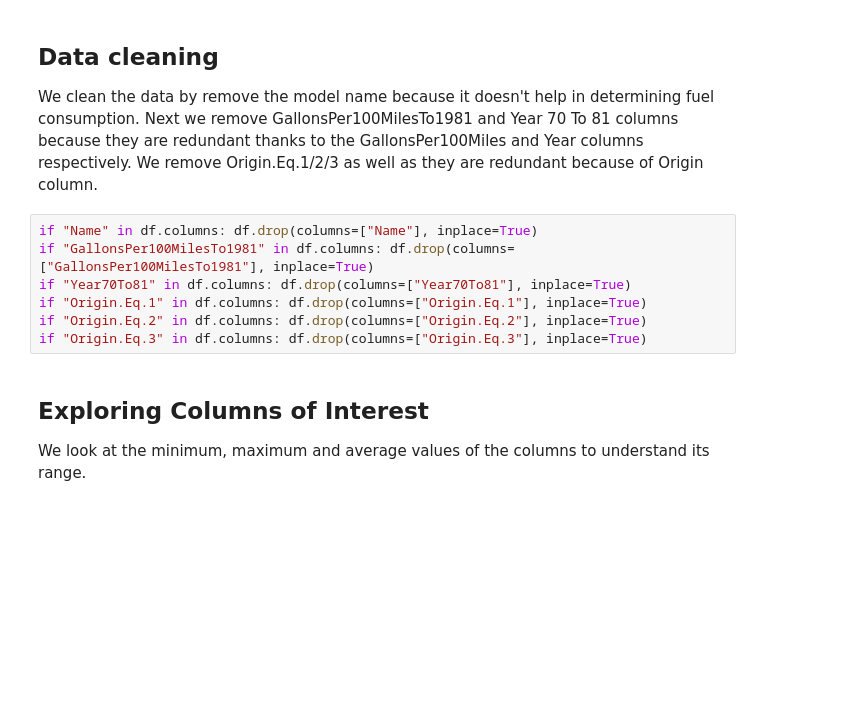
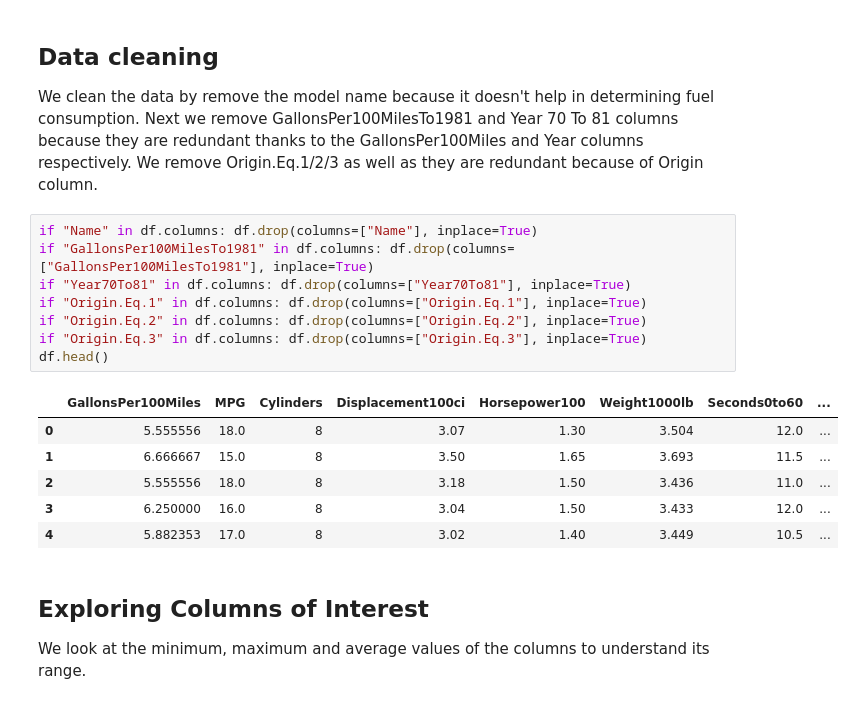
Before and after one commit to artjom2281337/predictive-1, a Jupyter notebook: 02_EDA_Linear_Regression_Notebook.ipynb, the cells around one changed output. Drawn from its saved outputs; the diff is of its cells as text; blank space fills up the shorter version.

```diff
--- a/02_EDA_Linear_Regression_Notebook.ipynb
+++ b/02_EDA_Linear_Regression_Notebook.ipynb
@@ -67,10 +67,18 @@ We clean the data by remove the model name because it doesn't help in determinin
 # %%
 if "Name" in df.columns: df.drop(columns=["Name"], inplace=True)
 if "GallonsPer100MilesTo1981" in df.columns: df.drop(columns=["GallonsPer100MilesTo1981"], inplace=True)
 if "Year70To81" in df.columns: df.drop(columns=["Year70To81"], inplace=True)
 if "Origin.Eq.1" in df.columns: df.drop(columns=["Origin.Eq.1"], inplace=True)
 if "Origin.Eq.2" in df.columns: df.drop(columns=["Origin.Eq.2"], inplace=True)
 if "Origin.Eq.3" in df.columns: df.drop(columns=["Origin.Eq.3"], inplace=True)
+df.head()
+# %% [output]
+|  | GallonsPer100Miles | MPG | Cylinders | Displacement100ci | Horsepower100 | Weight1000lb | Seconds0to60 | ... |
+| 0 | 5.555556 | 18.0 | 8 | 3.07 | 1.30 | 3.504 | 12.0 | ... |
+| 1 | 6.666667 | 15.0 | 8 | 3.50 | 1.65 | 3.693 | 11.5 | ... |
+| 2 | 5.555556 | 18.0 | 8 | 3.18 | 1.50 | 3.436 | 11.0 | ... |
+| 3 | 6.250000 | 16.0 | 8 | 3.04 | 1.50 | 3.433 | 12.0 | ... |
+| 4 | 5.882353 | 17.0 | 8 | 3.02 | 1.40 | 3.449 | 10.5 | ... |
 # %% [markdown]
 ## Exploring Columns of Interest
 We look at the minimum, maximum and average values of the columns to understand its range.
```
Also changed, not shown: parts of 12 cells of this notebook.
